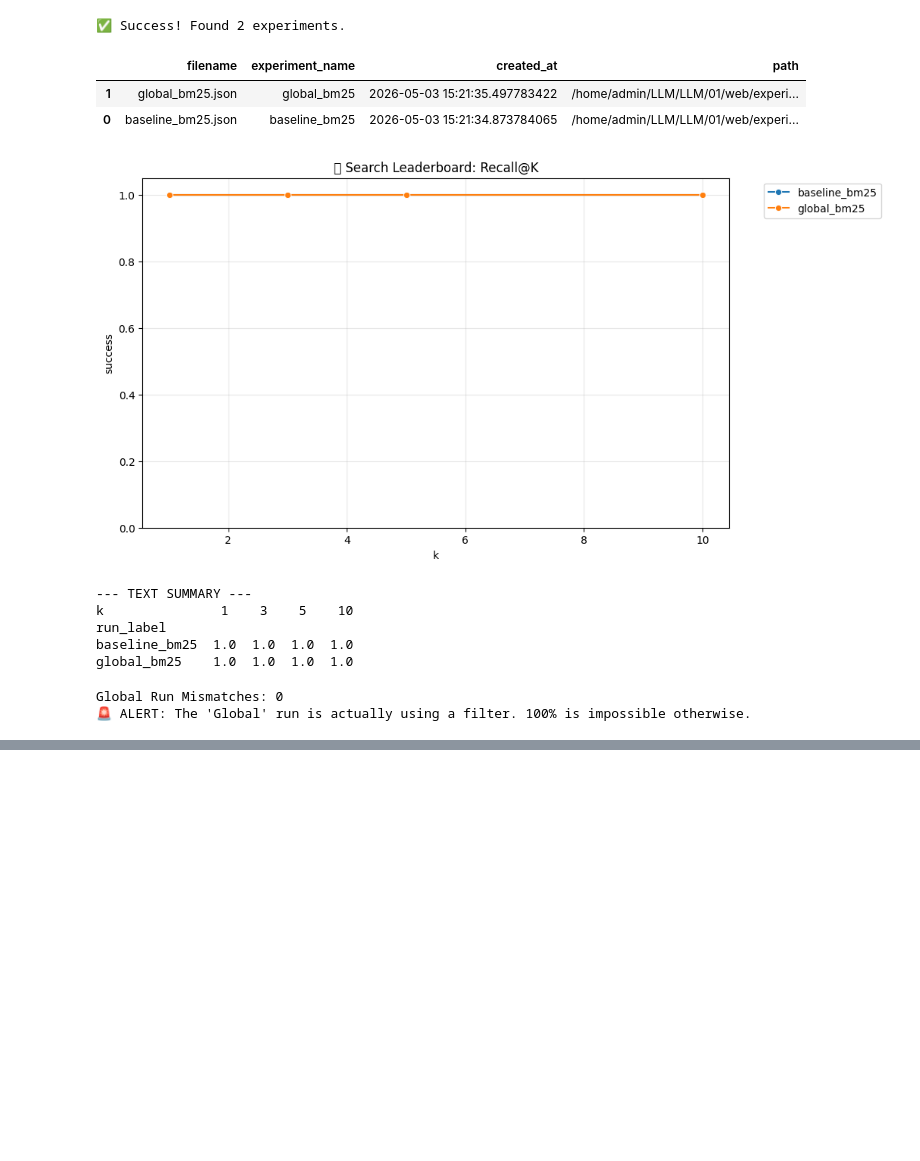
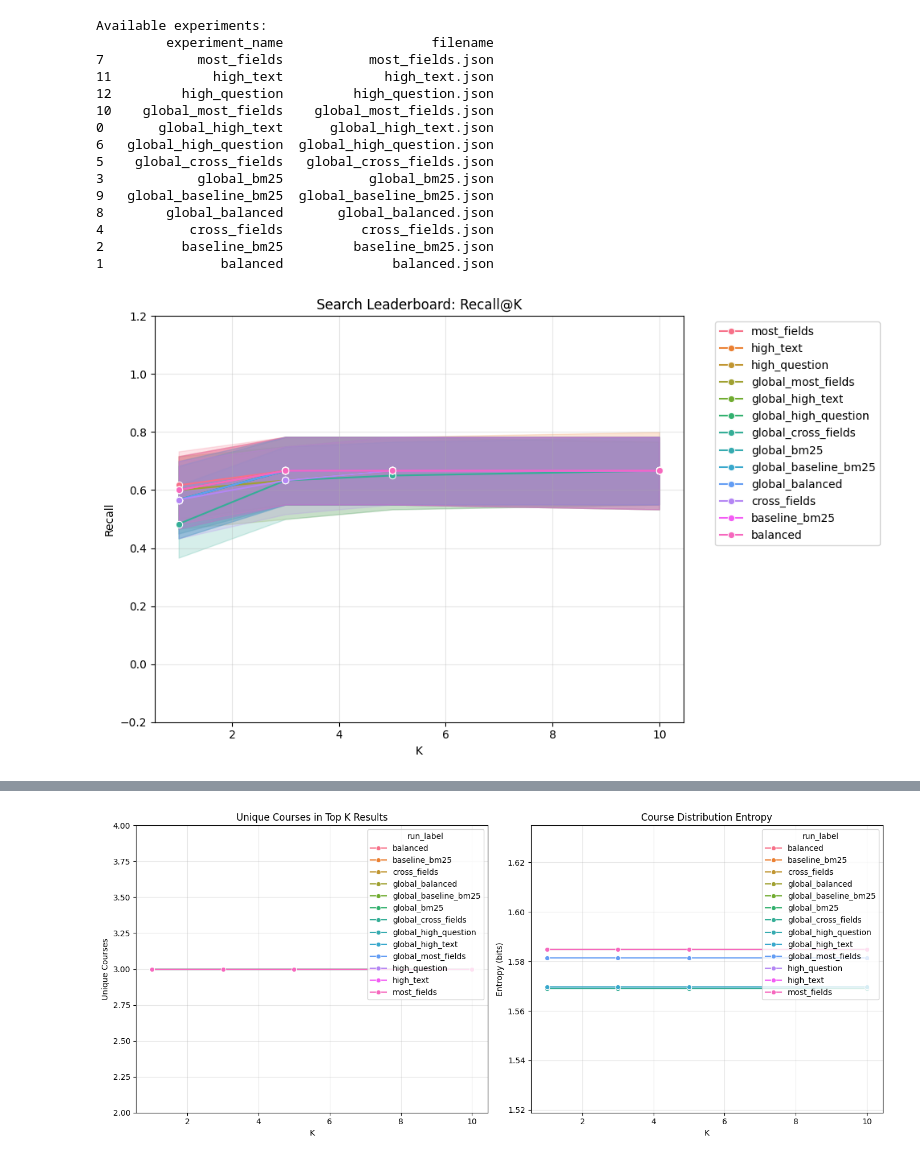
Before and after one commit to fbarulli/LLM, a Jupyter notebook: 01/web/experiments/results/eval_dashboard.ipynb, the cells around one changed output, grey strips where cells are left out. Drawn from its saved outputs; the diff is of its cells as text; code cells hidden in the pictures; blank space fills up the shorter version.

```diff
--- a/01/web/experiments/results/eval_dashboard.ipynb
+++ b/01/web/experiments/results/eval_dashboard.ipynb
@@ -1,49 +0,0 @@
-# %%
-import importlib
-import visualizer
-importlib.reload(visualizer) # Forces the fresh code to load
-from visualizer import RAGVisualizer
-
-viz = RAGVisualizer()
-registry = viz.get_experiment_registry()
-
-if registry.empty:
-    print("❌ Files still missing. Current Result Dir search was:", viz.results_dir)
-else:
-    print(f"✅ Success! Found {len(registry)} experiments.")
-    display(registry)
-# %% [output]
-✅ Success! Found 2 experiments.
-|  | filename | experiment_name | created_at | path |
-| 1 | global_bm25.json | global_bm25 | 2026-05-03 15:21:35.497783422 | /home/admin/LLM/LLM/01/web/experi... |
-| 0 | baseline_bm25.json | baseline_bm25 | 2026-05-03 15:21:34.873784065 | /home/admin/LLM/LLM/01/web/experi... |
-# %%
-# Copy the filenames from the registry output above
-to_plot = ["baseline_bm25.json", "global_bm25.json"]
-
-data = viz.load_selected_experiments(to_plot)
-viz.plot_leaderboard(data)
-
-# Show the table results to the AI (Me)
-print("\n--- TEXT SUMMARY ---")
-print(viz.get_summary_table(data))
-# %% [output]
-[figure, removed]
---- TEXT SUMMARY ---
-k               1    3    5    10
-run_label
-baseline_bm25  1.0  1.0  1.0  1.0
-global_bm25    1.0  1.0  1.0  1.0
-# %%
-# Check if any 'global' results actually returned a doc from the wrong course
-global_data = data[data['run_label'] == 'global_bm25']
-mismatches = global_data[global_data['expected_course'] != global_data['found_course']]
-
-print(f"Global Run Mismatches: {len(mismatches)}")
-if len(mismatches) == 0:
-    print("🚨 ALERT: The 'Global' run is actually using a filter. 100% is impossible otherwise.")
-else:
-    print("✅ The 'Global' run is truly global.")
-# %% [output]
-Global Run Mismatches: 0
-🚨 ALERT: The 'Global' run is actually using a filter. 100% is impossible otherwise.
@@ -49,0 +5,20 @@ Global Run Mismatches: 0
+# %%
+from src.visualizer import main
+main()
+# %% [output]
+Available experiments:
+         experiment_name                   filename
+7            most_fields           most_fields.json
+11             high_text             high_text.json
+12         high_question         high_question.json
+10    global_most_fields    global_most_fields.json
+0       global_high_text      global_high_text.json
+6   global_high_question  global_high_question.json
+5    global_cross_fields   global_cross_fields.json
+3            global_bm25           global_bm25.json
+9   global_baseline_bm25  global_baseline_bm25.json
+8        global_balanced       global_balanced.json
+4           cross_fields          cross_fields.json
+2          baseline_bm25         baseline_bm25.json
+1               balanced              balanced.json
+[figure, added]
@@ -49,0 +28 @@ Global Run Mismatches: 0
+[figure, added]
```
Also changed, not shown: parts of 14 cells of this notebook, 51 other files.
